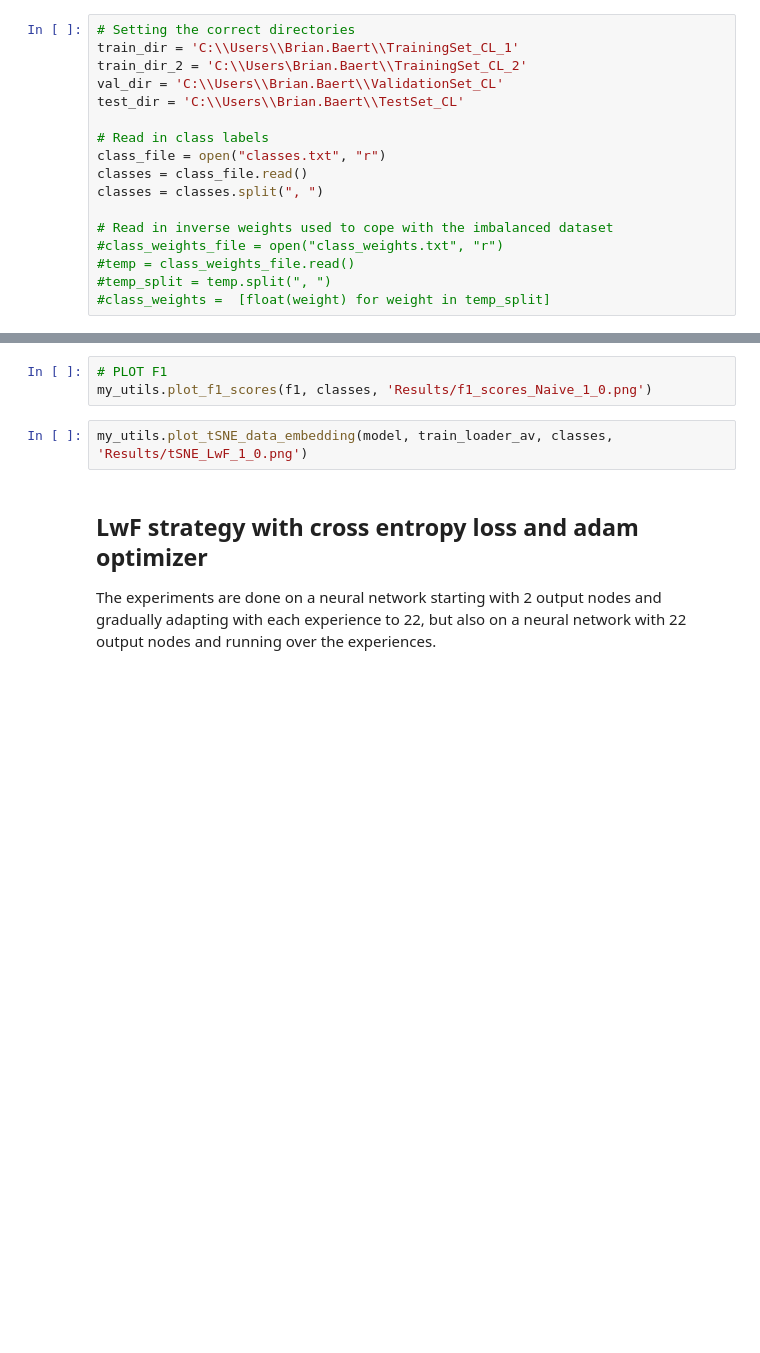
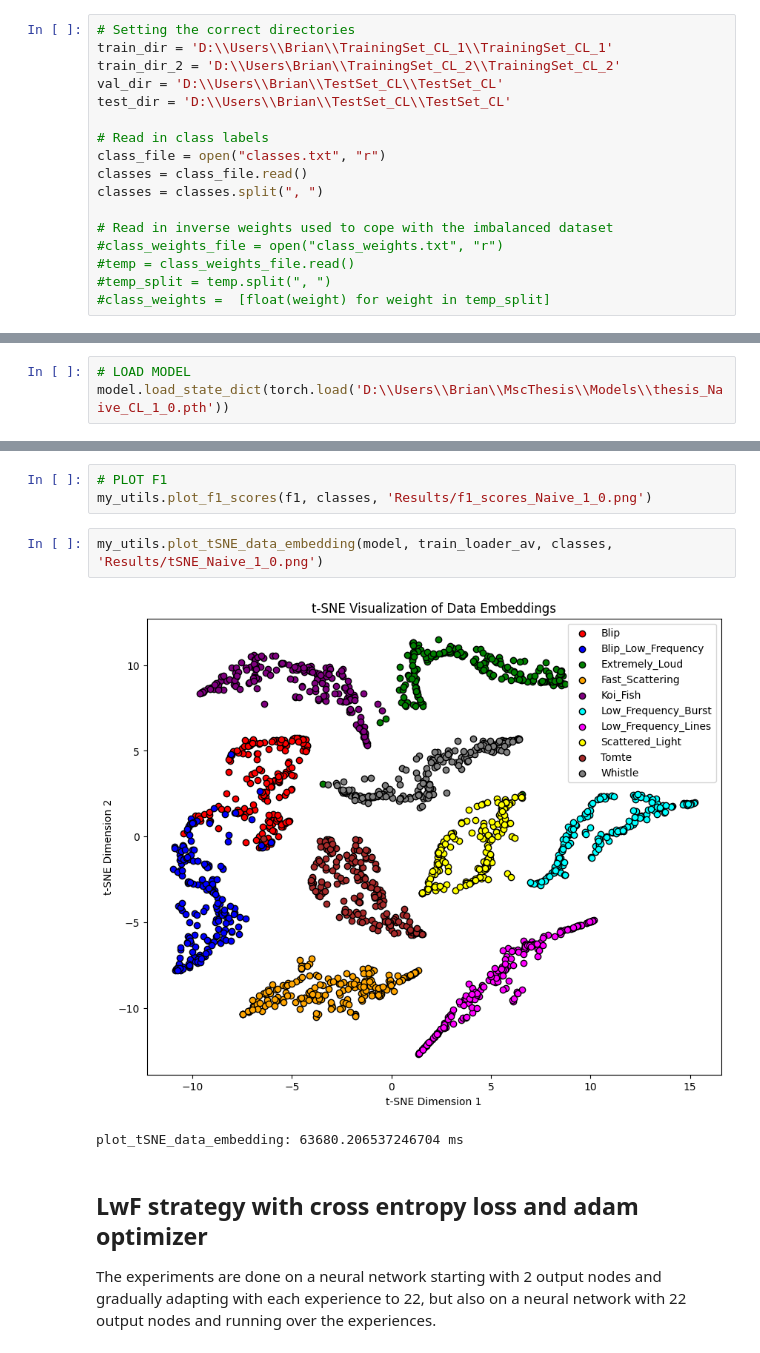
Before and after one commit to brianbaert/MscThesis, a Jupyter notebook: MscThesis_RQ1_playground.ipynb, the cells around one changed output, grey strips where cells are left out. Drawn from its saved outputs; the diff is of its cells as text; blank space fills up the shorter version.

```diff
--- a/MscThesis_RQ1_playground.ipynb
+++ b/MscThesis_RQ1_playground.ipynb
@@ -75,9 +75,9 @@ print(number_of_workers)
 # %%
 # Setting the correct directories
-train_dir = 'C:\\Users\\Brian.Baert\\TrainingSet_CL_1'
-train_dir_2 = 'C:\\Users\Brian.Baert\\TrainingSet_CL_2'
-val_dir = 'C:\\Users\\Brian.Baert\\ValidationSet_CL'
-test_dir = 'C:\\Users\\Brian.Baert\\TestSet_CL'
+train_dir = 'D:\\Users\\Brian\\TrainingSet_CL_1\\TrainingSet_CL_1'
+train_dir_2 = 'D:\\Users\Brian\\TrainingSet_CL_2\\TrainingSet_CL_2'
+val_dir = 'D:\\Users\\Brian\\TestSet_CL\\TestSet_CL'
+test_dir = 'D:\\Users\\Brian\\TestSet_CL\\TestSet_CL'
 
 # Read in class labels
 class_file = open("classes.txt", "r")
@@ -359,0 +362,3 @@ my_utils.checkpoint(model, 'C:\\Users\\Brian.Baert\\Documents\\GitHub\\MscThesis
+# %%
+# LOAD MODEL
+model.load_state_dict(torch.load('D:\\Users\\Brian\\MscThesis\\Models\\thesis_Naive_CL_1_0.pth'))
@@ -375,7 +382,10 @@ my_utils.plot_confusion_matrix(cm, classes, 'Results/cm_Naive_1_0.png')
 # PLOT F1
 my_utils.plot_f1_scores(f1, classes, 'Results/f1_scores_Naive_1_0.png')
 # %%
-my_utils.plot_tSNE_data_embedding(model, train_loader_av, classes, 'Results/tSNE_LwF_1_0.png')
+my_utils.plot_tSNE_data_embedding(model, train_loader_av, classes, 'Results/tSNE_Naive_1_0.png')
+# %% [output]
+[figure, added]
+plot_tSNE_data_embedding: 63680.206537246704 ms
 # %% [markdown]
 ## LwF strategy with cross entropy loss and adam optimizer
 The experiments are done on a neural network starting with 2 output nodes and gradually adapting with each experience to 22, but also on a neural network with 22 output nodes and running over the experiences.
```
Also changed, not shown: parts of 22 cells of this notebook, 3 other files.
